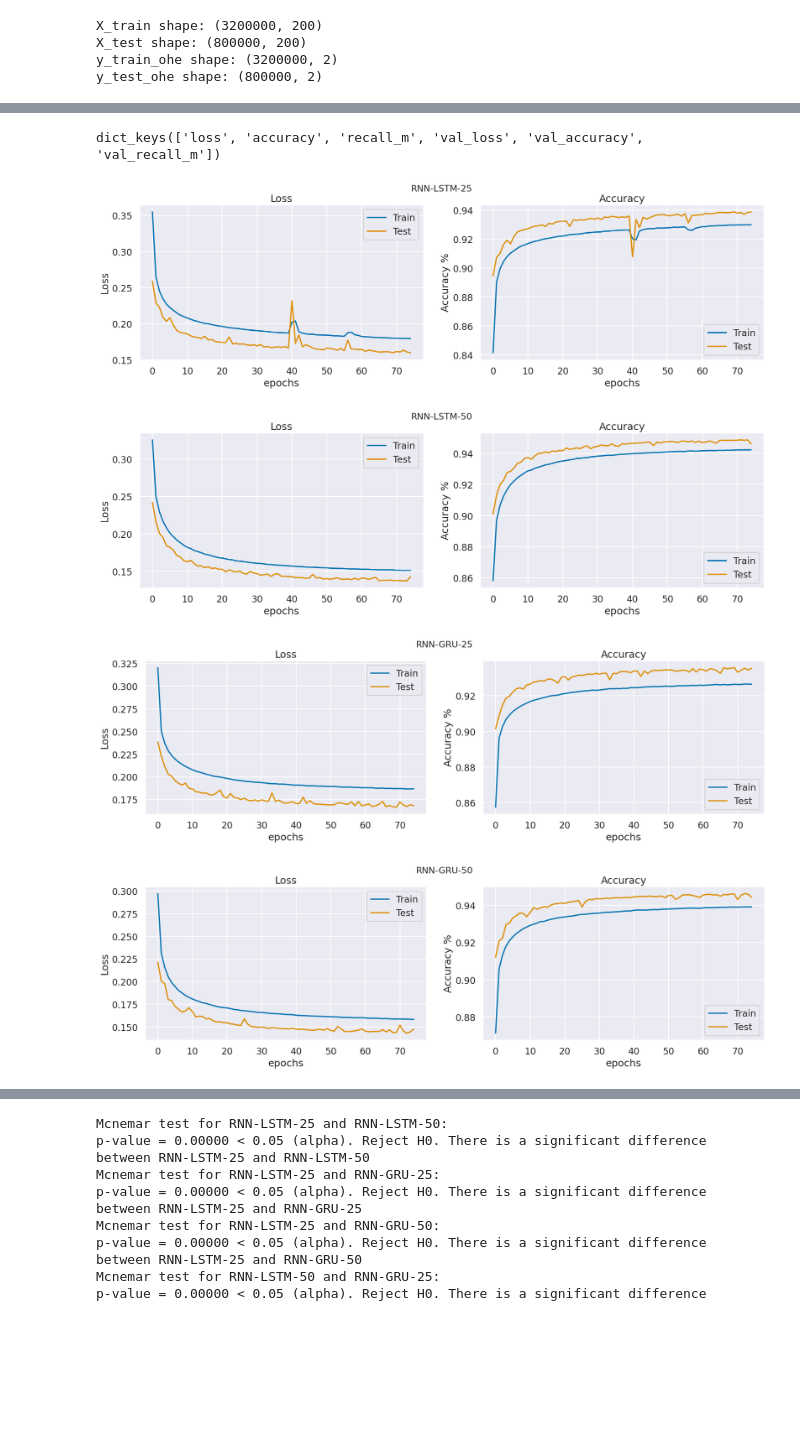
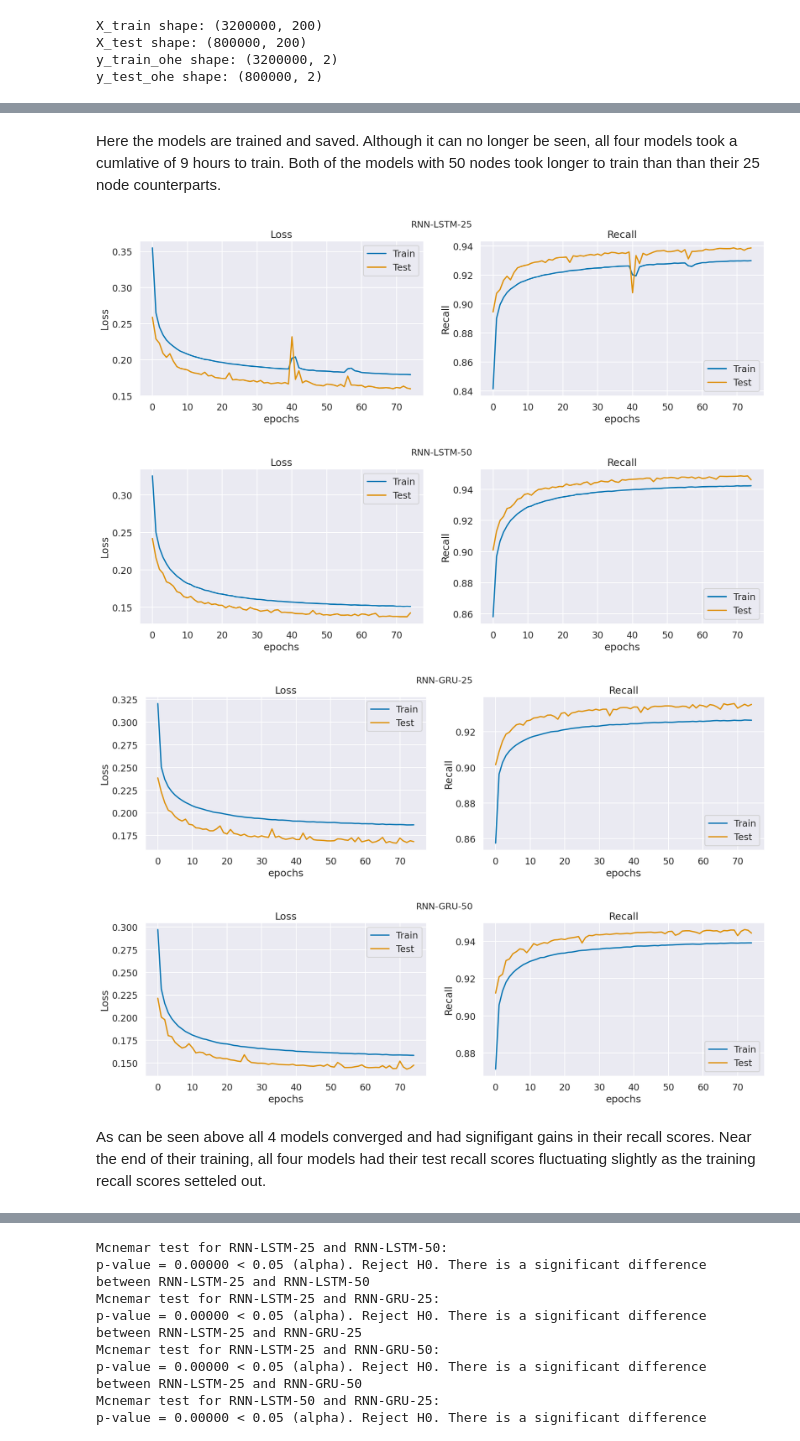
Before and after one commit to MarkBrub/ML_Python, a Jupyter notebook: Labs/Lab7.ipynb, the cells around one changed output, grey strips where cells are left out. Saved outputs shown, nothing was run; the diff lists cells and outputs as text; code cells hidden in the pictures; blank space fills up the shorter version.

```diff
--- a/Labs/Lab7.ipynb
+++ b/Labs/Lab7.ipynb
@@ -327,5 +352,5 @@ None
 # %%
-LOAD_STORED_MODELS = False
+LOAD_STORED_MODELS = True
 
 if LOAD_STORED_MODELS:
     for model in models:
@@ -334,6 +359,8 @@ if LOAD_STORED_MODELS:
         #load history
         with open(f"Models/Lab7/{model.name}.pkl", 'rb') as file_pi:
             model.history = pickle.load(file_pi)
+
+        print(f"Model {model.name} loaded")
 else:
     for model in models:
         start = time.time()
@@ -361,7 +384,5 @@ Model RNN-GRU-50 saved
-# %%
-models[0].history.history.keys()
-# %% [output]
-dict_keys(['loss', 'accuracy', 'recall_m', 'val_loss', 'val_accuracy', 'val_recall_m'])
+# %% [markdown]
+Here the models are trained and saved. Although it can no longer be seen, all four models took a cumlative of 9 hours to train. Both of the models with 50 nodes took longer to train than than their 25 node counterparts.
 # %%
 def plot_history(history, name):
     # plot f1 score, loss, and accuracy for training and validation together
@@ -378,9 +399,9 @@ def plot_history(history, name):
     plt.subplot(1,2,2)
     plt.plot(history['recall_m'])
     plt.plot(history['val_recall_m'])
-    plt.ylabel('Accuracy %')
+    plt.ylabel('Recall')
     plt.xlabel('epochs')
-    plt.title('Accuracy')
+    plt.title('Recall')
     plt.legend(['Train', 'Test'], loc='best')
 
     # set the title for the whole figure
@@ -390,12 +411,14 @@ def plot_history(history, name):
 # %%
 # plot history for all models
 for model in models:
-    plot_history(model.history.history, model.name)
+    plot_history(model.history, model.name)
 # %% [output]
-[figure, old version]
+[figure, new version]
-[figure, old version]
+[figure, new version]
-[figure, old version]
+[figure, new version]
-[figure, old version]
+[figure, new version]
+# %% [markdown]
+As can be seen above all 4 models converged and had signifigant gains in their recall scores. Near the end of their training, all four models had their test recall scores fluctuating slightly as the training recall scores setteled out.
 # %%
 def mcnemar_test(y_test, yhat1, yhat2, name1, name2):
     # create a bitmasks for each of the above
```
Also changed, not shown: parts of 19 cells of this notebook, 1 other file.
